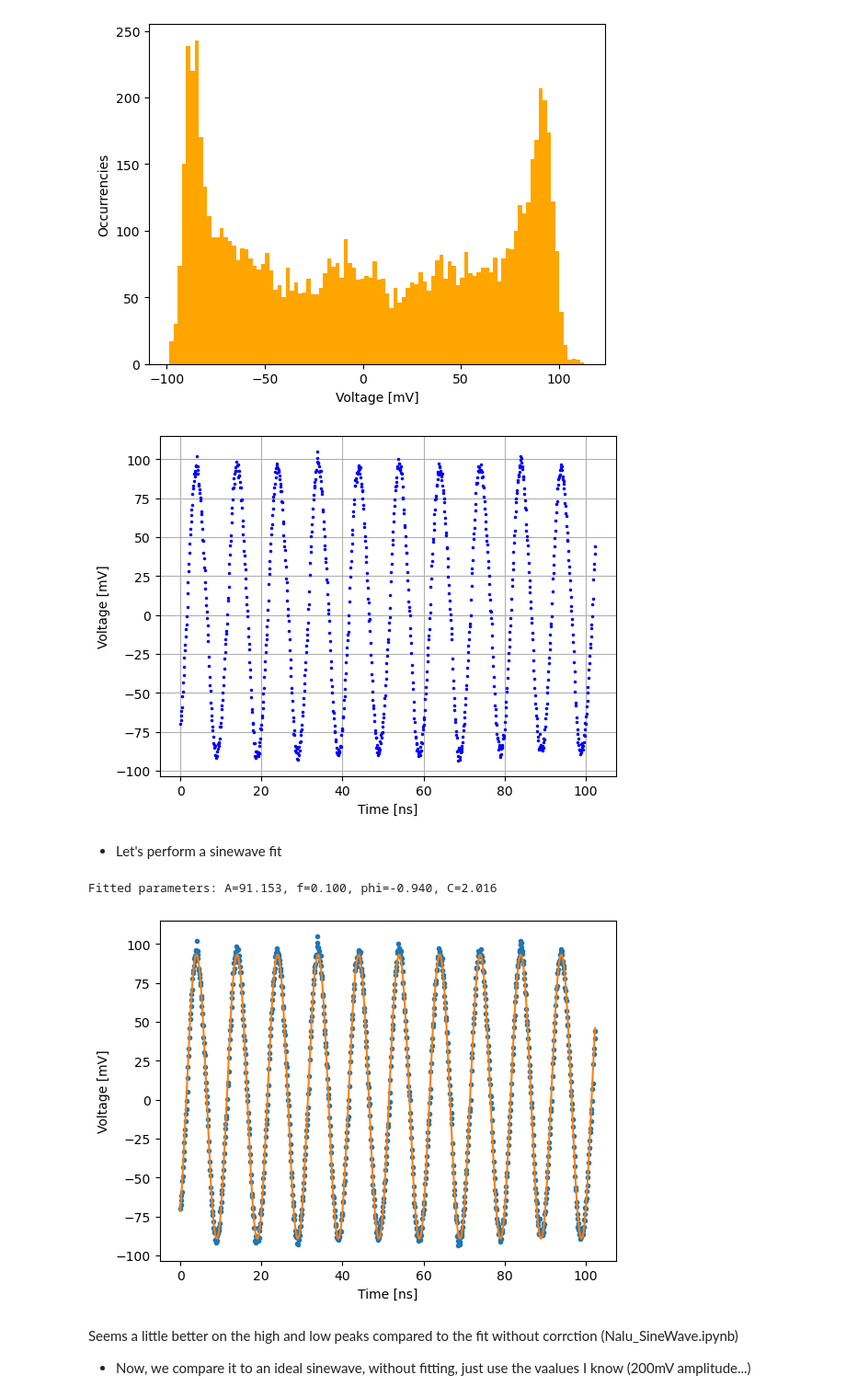
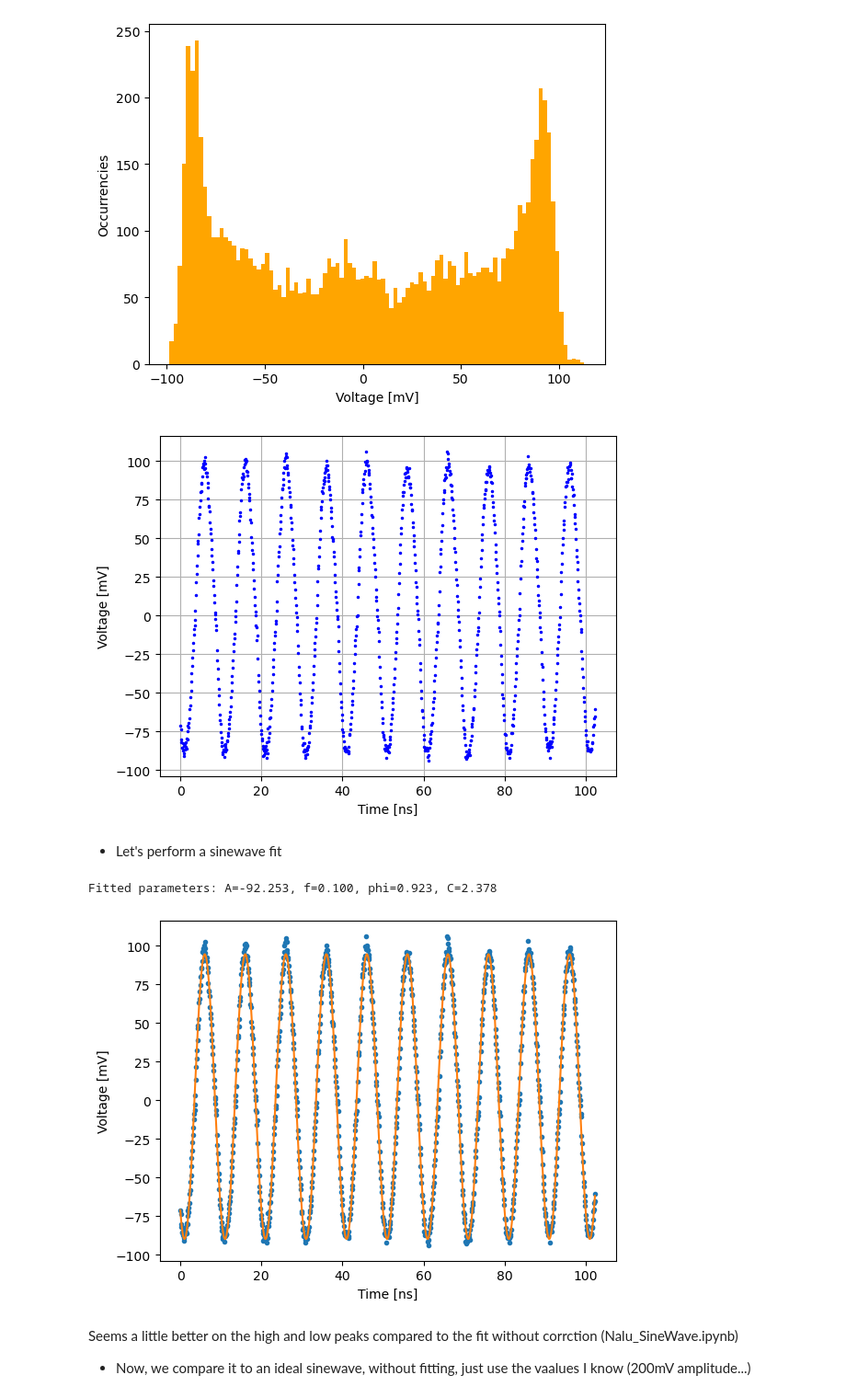
Before and after one commit to sigarnero/GasPM, a Jupyter notebook: NALU_calibration/Nalu_ADCcorrectd.ipynb, the cells around one changed output. Shown at 92% size. Drawn from its saved outputs; the diff is of its cells as text; code cells hidden in the pictures.

Commit message:
Trying to solve that IN vs OUT plot

```diff
--- a/NALU_calibration/Nalu_ADCcorrectd.ipynb
+++ b/NALU_calibration/Nalu_ADCcorrectd.ipynb
@@ -230,30 +228,30 @@ print(np.median(cell_data[111]))
 0.0
 [figure]
 # %%
-plt.plot(time,output[777],'.',color='blue',markersize=3,label="Ch. 4")
+plt.plot(time,output[100],'.',color='blue',markersize=3,label="Ch. 4")
 plt.grid()
 plt.xlabel("Time [ns]")
 plt.ylabel("Voltage [mV]");
 # %% [output]
-[figure, old version]
+[figure, new version]
 # %% [markdown]
 * Let's perform a sinewave fit
 # %%
 def sinewave(x, A, f, phi, c):
     return A * np.sin(2 * np.pi * f * x + phi) + c
 
-p, _ = curve_fit(sinewave, time, output[777], p0=[2500, 0.1, 0, 0])
+p, _ = curve_fit(sinewave, time, output[100], p0=[2500, 0.1, 0, 0])
 
 A_fit, f_fit, phi_fit, C_fit = p
 print(f"Fitted parameters: A={A_fit:.3f}, f={f_fit:.3f}, phi={phi_fit:.3f}, C={C_fit:.3f}")
 
-plt.plot(time, output[777], '.', label="Data")
+plt.plot(time, output[100], '.', label="Data")
 plt.plot(time, sinewave(time, *p), label="Fit")
 plt.xlabel("Time [ns]")
 plt.ylabel("Voltage [mV]");
 # %% [output]
-Fitted parameters: A=91.153, f=0.100, phi=-0.940, C=2.016
+Fitted parameters: A=-92.253, f=0.100, phi=0.923, C=2.378
-[figure, old version]
+[figure, new version]
 # %% [markdown]
 Seems a little better on the high and low peaks compared to the fit without corrction (Nalu_SineWave.ipynb)
 
```
Also changed, not shown: parts of 5 cells of this notebook, 2 other files.
